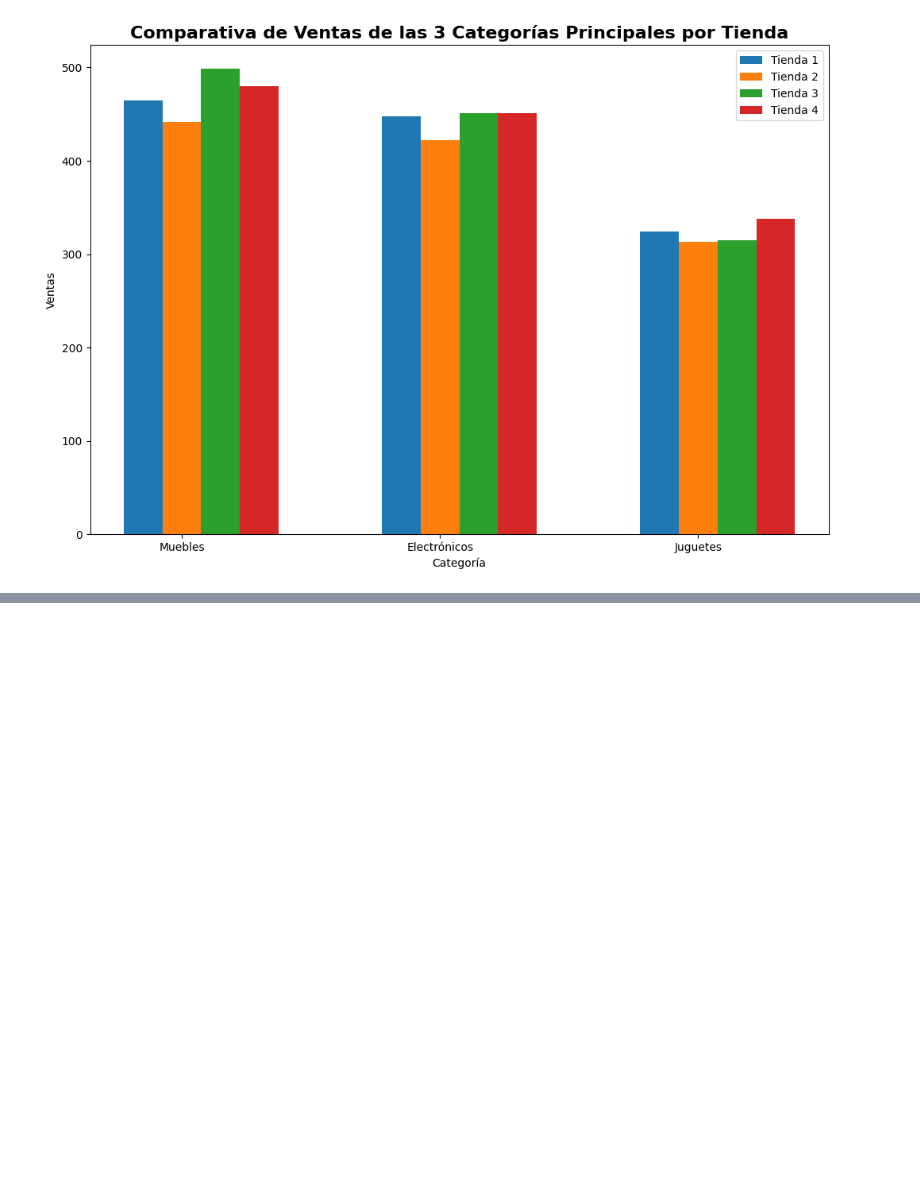
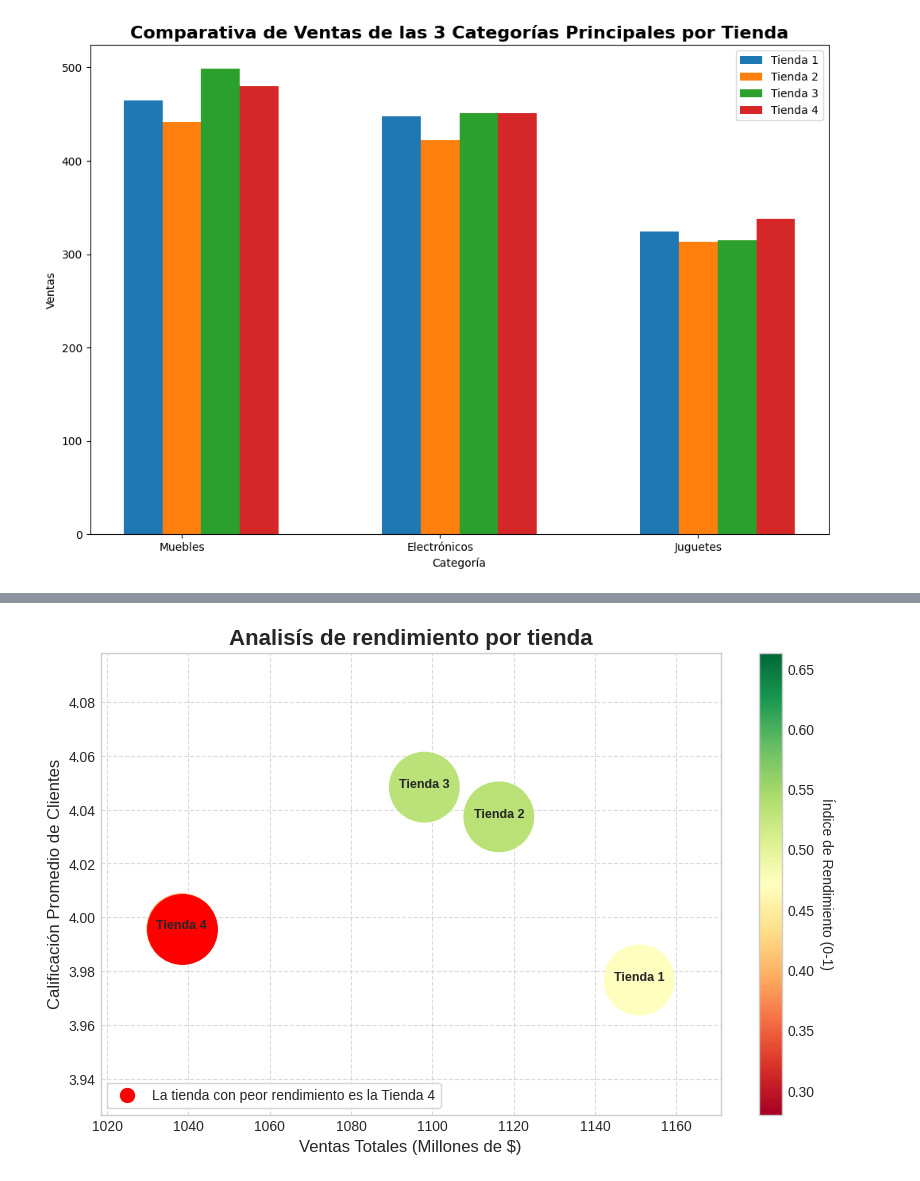
Before and after one commit to Erwin2Sibaja/alura_store_latam_desafio1, a Jupyter notebook: AluraStoreLatam.ipynb, the cells around one changed output, grey strips where cells are left out. Cells and saved outputs as stored; diff of their text form; code cells hidden in the pictures; blank space fills up the shorter version.

Commit message:
update grafico de rendimiento por ventas, calificaciones y costo de envio

```diff
--- a/AluraStoreLatam.ipynb
+++ b/AluraStoreLatam.ipynb
@@ -263,6 +263,6 @@ np.float64(25216.235693090293)
 # %% [markdown]
 ##**Costo de envio tienda 3**
 # %%
-costo_de_envio = tienda3['Costo de envío'].mean()
+costo_de_envio3 = tienda3['Costo de envío'].mean()
 costo_de_envio
 # %% [output]
@@ -270,6 +270,6 @@ np.float64(24805.680373039424)
 # %% [markdown]
 ##**Costo de envio tienda 4**
 # %%
-costo_de_envio = tienda4['Costo de envío'].mean()
+costo_de_envio4 = tienda4['Costo de envío'].mean()
 costo_de_envio
 # %% [output]
@@ -420,0 +348,10 @@ for j in range(num_categorias, filas * columnas):
+# %%
+dict_datos_general = pd.DataFrame({
+    'Tienda': ['Tienda 1', 'Tienda 2', 'Tienda 3', 'Tienda 4'],
+    'Ventas': [total_ventas_tienda, total_ventas_tienda2, total_ventas_tienda3, total_ventas_tienda4],
+    'Calificaciones': [promedio_satisfaccion_cliente, promedio_satisfaccion_cliente2, promedio_satisfaccion_cliente3, promedio_satisfaccion_cliente4],
+    'Costo envio promedio': [costo_de_envio, costo_de_envio2, costo_de_envio3, costo_de_envio4]
+    })
+# %%
+df_analisis = pd.DataFrame(dict_datos_general)
+df_analisis.head()
@@ -420,0 +364,75 @@ for j in range(num_categorias, filas * columnas):
+# %%
+scaler = MinMaxScaler()
+
+df_resultado = df_analisis.copy()
+df_resultado[['Ventas', 'Calificaciones']] = scaler.fit_transform(df_resultado[['Ventas', 'Calificaciones']])
+df_resultado['Costo de envío promedio'] = 1 - scaler.fit_transform(df_resultado[['Costo de envío promedio']])
+
+df_resultado['Índice de rendimiento'] = (
+    df_resultado['Ventas'] * 0.5 +
+    df_resultado['Calificaciones'] * 0.3 +
+    df_resultado['Costo de envío promedio'] * 0.2
+)
+
+df_final = pd.concat([df_analisis, df_resultado['Índice de rendimiento']], axis=1)
+peor_tienda = df_final.sort_values('Índice de rendimiento', ascending=True).iloc[0]
+
+df_final['Ventas_Millones'] = df_final['Ventas'] / 1e6
+peor_tienda['Ventas_Millones'] = peor_tienda['Ventas'] / 1e6
+
+fig, ax = plt.subplots(figsize=(10, 6))
+colormap = plt.colormaps['RdYlGn']
+colores = colormap(df_final['Índice de rendimiento'])
+
+scatter_plot = ax.scatter(
+    df_final['Ventas_Millones'],
+    df_final['Calificaciones'],
+    s=2500,
+    c=colores,
+)
+
+ax.scatter(
+    peor_tienda['Ventas_Millones'],
+    peor_tienda['Calificaciones'],
+    s=2500,
+    color='red',
+)
+
+sugerencia_final = ax.scatter(
+    -100, -100,
+    s=100,
+    color='red',
+    linewidth=1,
+    label=f"La tienda con peor rendimiento es la {peor_tienda['Tienda']}"
+)
+
+for i, tienda in enumerate(df_final['Tienda']):
+    ax.annotate(
+        tienda,
+        (df_final['Ventas_Millones'][i], df_final['Calificaciones'][i]),
+        textcoords="offset points",
+        xytext=(0, 0),
+        ha='center',
+        fontsize=9,
+        fontweight='bold'
+    )
+
+ax.set_title('Analisís de rendimiento por tienda', fontsize=16, fontweight='bold')
+ax.set_xlabel('Ventas Totales (Millones de $)', fontsize=12)
+ax.set_ylabel('Calificación Promedio de Clientes', fontsize=12)
+
+ax.set_xlim(df_final['Ventas_Millones'].min() - 20, df_final['Ventas_Millones'].max() + 20)
+ax.set_ylim(df_final['Calificaciones'].min() - 0.05, df_final['Calificaciones'].max() + 0.05)
+
+
+ax.grid(True, linestyle='--', alpha=0.7)
+ax.legend(loc="lower left", frameon=True)
+
+sm = ScalarMappable(cmap=colormap)
+sm.set_array(df_final['Índice de rendimiento'])
+cbar = plt.colorbar(sm, ax=ax)
+cbar.set_label('Índice de Rendimiento (0-1)', rotation=270, labelpad=15)
+
+plt.show()
+# %% [output]
+[figure, added]
```
Also changed, not shown: parts of 14 cells of this notebook.
